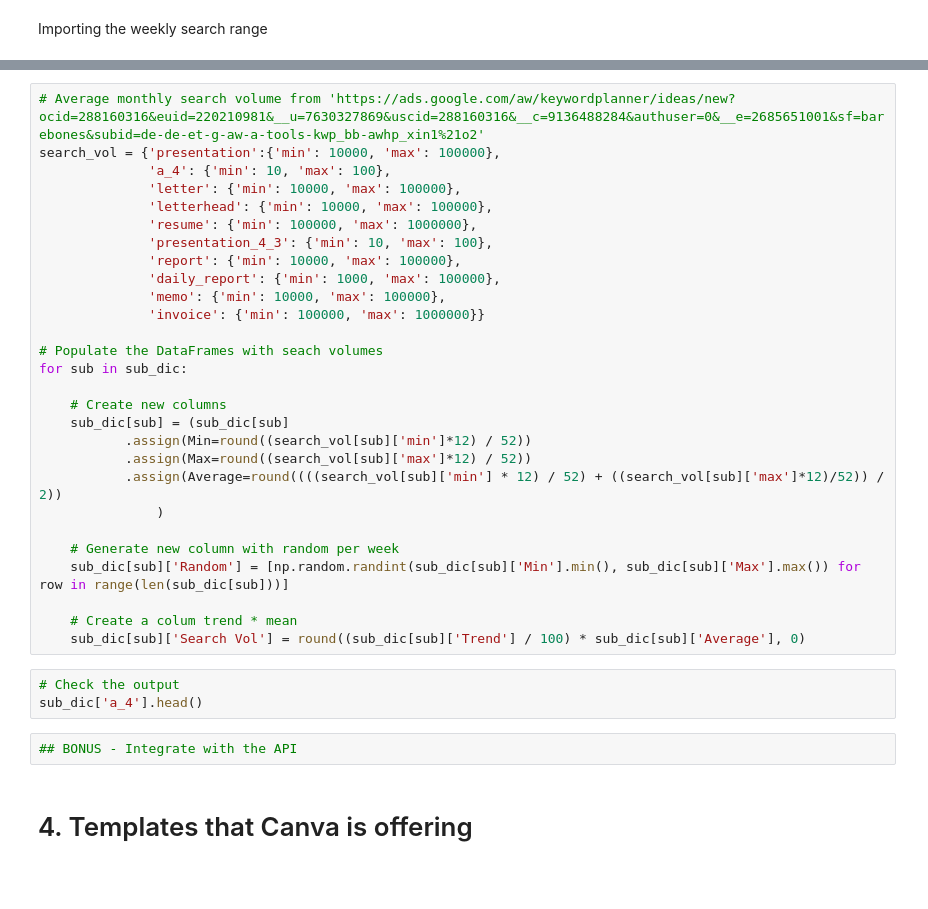
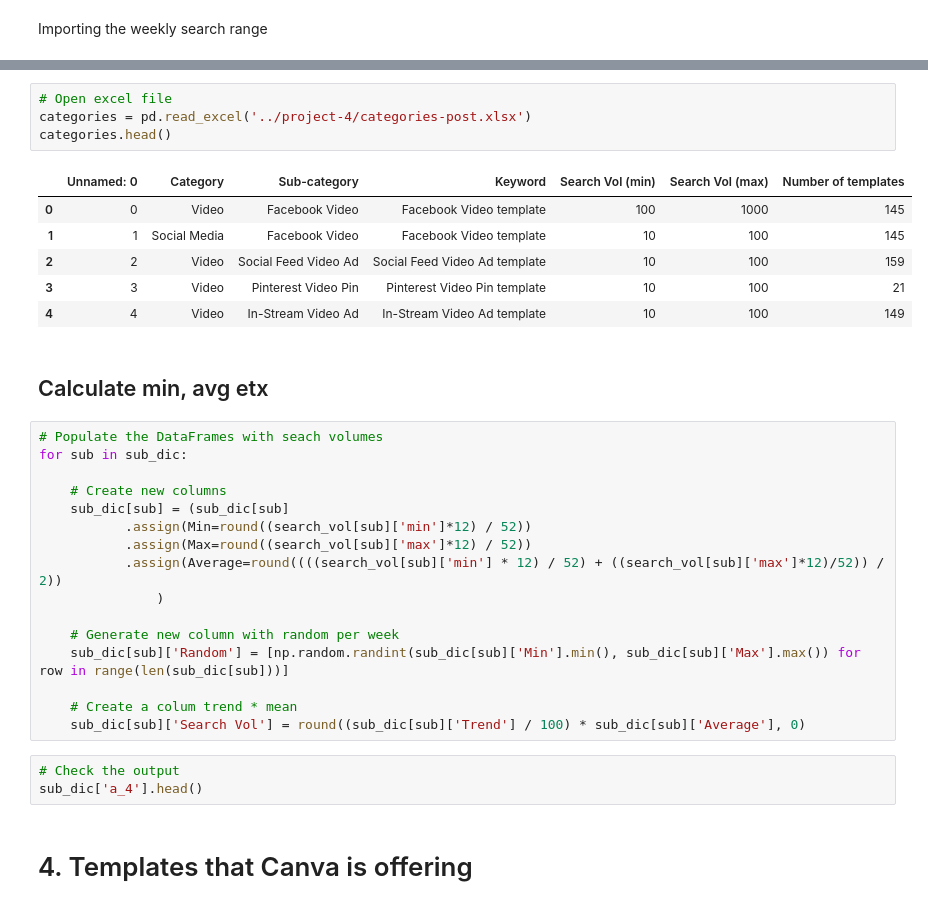
Before and after one commit to pepenunez/product-analytics, a Jupyter notebook: data-gathering-Copy1.ipynb, the cells around one changed output, grey strips where cells are left out. Drawn from its saved outputs; the diff is of its cells as text; blank space fills up the shorter version.

```diff
--- a/data-gathering-Copy1.ipynb
+++ b/data-gathering-Copy1.ipynb
@@ -144,16 +177,17 @@ adgroup_estimate_requests = [{
+# %%
+# Open excel file
+categories = pd.read_excel('../project-4/categories-post.xlsx')
+categories.head()
+# %% [output]
+|  | Unnamed: 0 | Category | Sub-category | Keyword | Search Vol (min) | Search Vol (max) | Number of templates |
+| 0 | 0 | Video | Facebook Video | Facebook Video template | 100 | 1000 | 145 |
+| 1 | 1 | Social Media | Facebook Video | Facebook Video template | 10 | 100 | 145 |
+| 2 | 2 | Video | Social Feed Video Ad | Social Feed Video Ad template | 10 | 100 | 159 |
+| 3 | 3 | Video | Pinterest Video Pin | Pinterest Video Pin template | 10 | 100 | 21 |
+| 4 | 4 | Video | In-Stream Video Ad | In-Stream Video Ad template | 10 | 100 | 149 |
+# %% [markdown]
+## Calculate min, avg etx
 # %%
-# Average monthly search volume from 'https://ads.google.com/aw/keywordplanner/ideas/new?ocid=288160316&euid=220210981&__u=7630327869&uscid=288160316&__c=9136488284&authuser=0&__e=2685651001&sf=barebones&subid=de-de-et-g-aw-a-tools-kwp_bb-awhp_xin1%21o2'
-search_vol = {'presentation':{'min': 10000, 'max': 100000},
-              'a_4': {'min': 10, 'max': 100},
-              'letter': {'min': 10000, 'max': 100000},
-              'letterhead': {'min': 10000, 'max': 100000},
-              'resume': {'min': 100000, 'max': 1000000},
-              'presentation_4_3': {'min': 10, 'max': 100},
-              'report': {'min': 10000, 'max': 100000},
-              'daily_report': {'min': 1000, 'max': 100000},
-              'memo': {'min': 10000, 'max': 100000},
-              'invoice': {'min': 100000, 'max': 1000000}}
-
 # Populate the DataFrames with seach volumes
 for sub in sub_dic:
 
@@ -172,8 +206,6 @@ for sub in sub_dic:
 # %%
 # Check the output
 sub_dic['a_4'].head()
-# %%
-## BONUS - Integrate with the API
 # %% [markdown]
 # 4. Templates that Canva is offering
 # %% [markdown]
```
Also changed, not shown: parts of 10 cells of this notebook, 3 other files.
